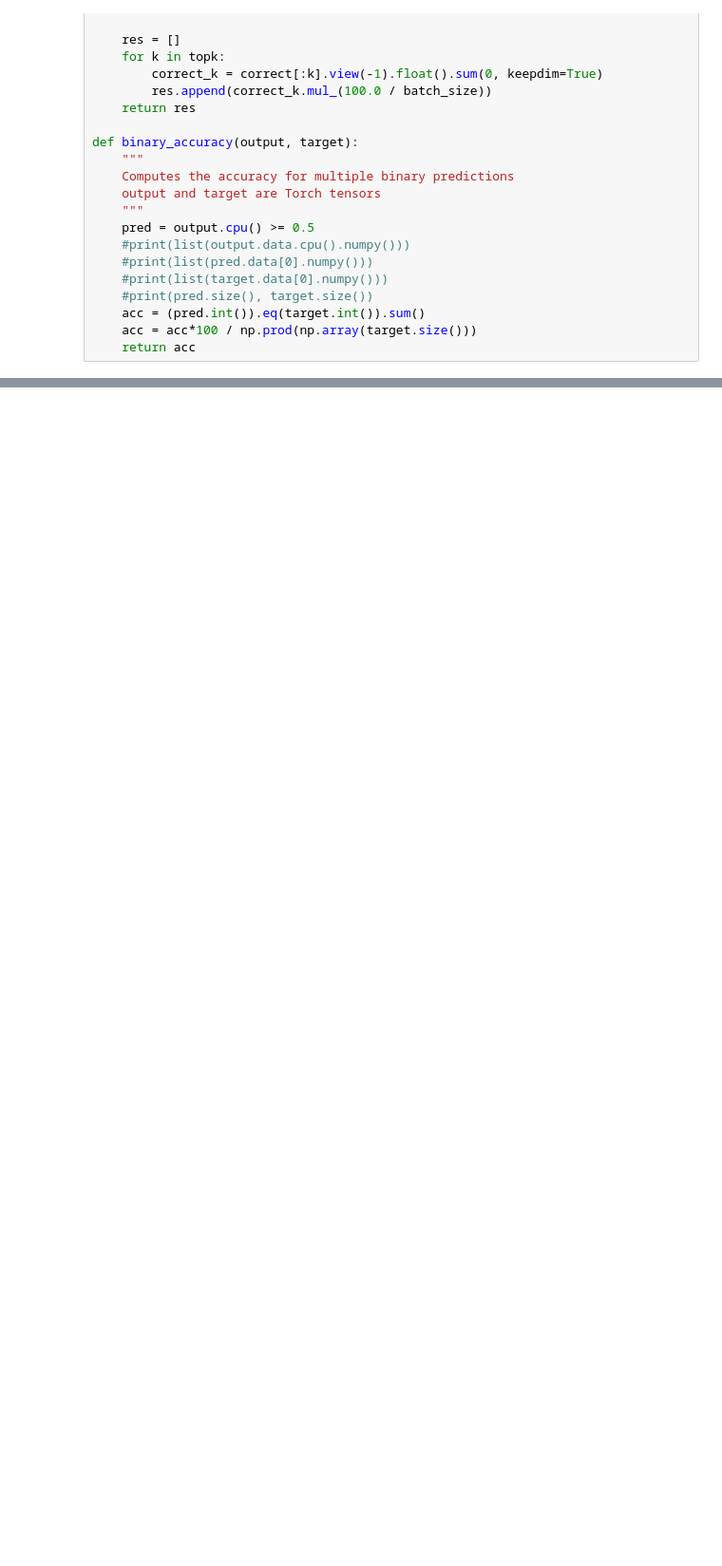
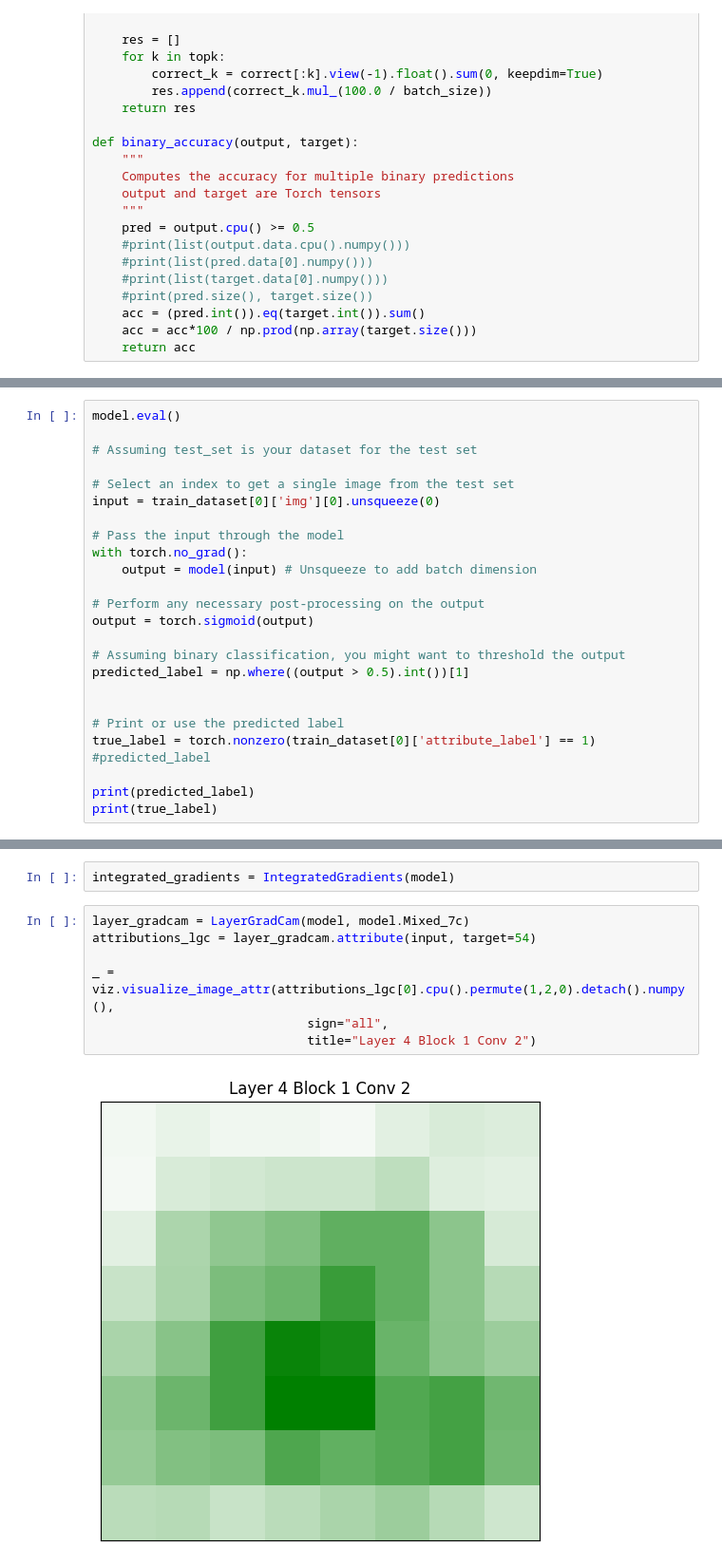
Before and after one commit to AxelSorensen/XAI, a Jupyter notebook: main.ipynb, the cells around one changed output, grey strips where cells are left out. Shown at 95% size. Saved outputs shown, nothing was run; the diff lists cells and outputs as text; blank space fills up the shorter version.

```diff
--- a/main.ipynb
+++ b/main.ipynb
@@ -290,0 +301,25 @@ with torch.no_grad():
+# %%
+model.eval()
+
+# Assuming test_set is your dataset for the test set
+
+# Select an index to get a single image from the test set
+input = train_dataset[0]['img'][0].unsqueeze(0)
+
+# Pass the input through the model
+with torch.no_grad():
+    output = model(input) # Unsqueeze to add batch dimension
+
+# Perform any necessary post-processing on the output
+output = torch.sigmoid(output)
+
+# Assuming binary classification, you might want to threshold the output
+predicted_label = np.where((output > 0.5).int())[1]
+
+
+# Print or use the predicted label
+true_label = torch.nonzero(train_dataset[0]['attribute_label'] == 1)
+#predicted_label
+
+print(predicted_label)
+print(true_label)
@@ -290,0 +366,11 @@ with torch.no_grad():
+# %%
+integrated_gradients = IntegratedGradients(model)
+# %%
+layer_gradcam = LayerGradCam(model, model.Mixed_7c)
+attributions_lgc = layer_gradcam.attribute(input, target=54)
+
+_ = viz.visualize_image_attr(attributions_lgc[0].cpu().permute(1,2,0).detach().numpy(),
+                             sign="all",
+                             title="Layer 4 Block 1 Conv 2")
+# %% [output]
+[figure, added]
```
Also changed, not shown: parts of 7 cells of this notebook, 2 other files.
